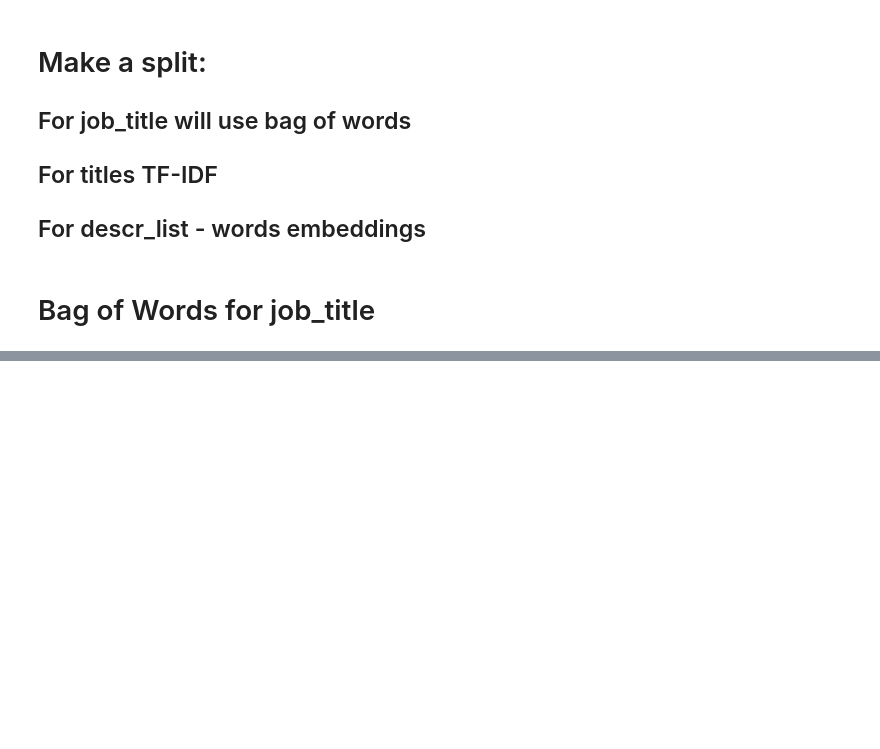
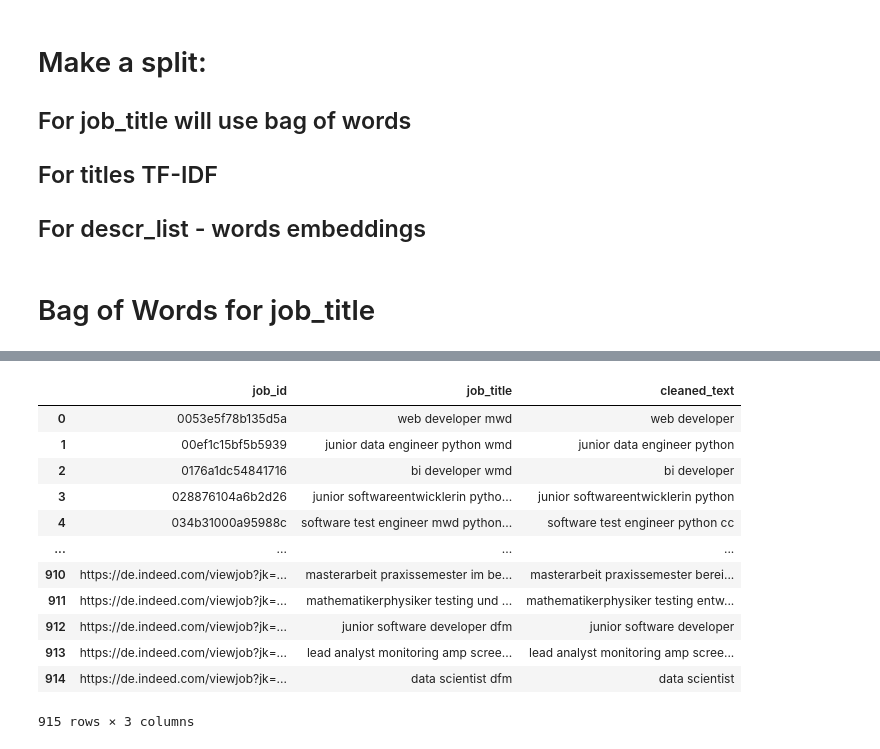
Before and after one commit to damnpav/arbeite_parser, a Jupyter notebook: notebooks/_1_eda_cleaned.ipynb, the cells around one changed output, grey strips where cells are left out. Saved outputs shown, nothing was run; the diff lists cells and outputs as text; code cells hidden in the pictures; blank space fills up the shorter version.

```diff
--- a/notebooks/_1_eda_cleaned.ipynb
+++ b/notebooks/_1_eda_cleaned.ipynb
@@ -155,10 +155,12 @@ german_stop_words = stopwords.words('german')
 vect = CountVectorizer(stop_words = german_stop_words)
 # %%
 def token_processing(text):
-    tokens = stemmer.lemmatize(text.lower())
+    tokens = text.split()
     tokens = [token for token in tokens if token not in german_stop_words\
               and token != " " \
-              and token.strip() not in punctuation]
+              and token.strip() not in punctuation
+              and token not in gender_labels
+              ]
 
     text = " ".join(tokens)
     return text
@@ -190,0 +192,16 @@ stemmer.stem('entwickler pythonjava  hauptschlich remote mwd home office')
+# %%
+job_title_df
+# %% [output]
+|  | job_id | job_title | cleaned_text |
+| 0 | 0053e5f78b135d5a | web developer mwd | web developer |
+| 1 | 00ef1c15bf5b5939 | junior data engineer python wmd | junior data engineer python |
+| 2 | 0176a1dc54841716 | bi developer wmd | bi developer |
+| 3 | 028876104a6b2d26 | junior softwareentwicklerin pytho... | junior softwareentwicklerin python |
+| 4 | 034b31000a95988c | software test engineer mwd python... | software test engineer python cc |
+| ... | ... | ... | ... |
+| 910 | https://de.indeed.com/viewjob?jk=... | masterarbeit praxissemester im be... | masterarbeit praxissemester berei... |
+| 911 | https://de.indeed.com/viewjob?jk=... | mathematikerphysiker testing und ... | mathematikerphysiker testing entw... |
+| 912 | https://de.indeed.com/viewjob?jk=... | junior software developer dfm | junior software developer |
+| 913 | https://de.indeed.com/viewjob?jk=... | lead analyst monitoring amp scree... | lead analyst monitoring amp scree... |
+| 914 | https://de.indeed.com/viewjob?jk=... | data scientist dfm | data scientist |
+915 rows × 3 columns
```
Also changed, not shown: parts of 21 cells of this notebook.
